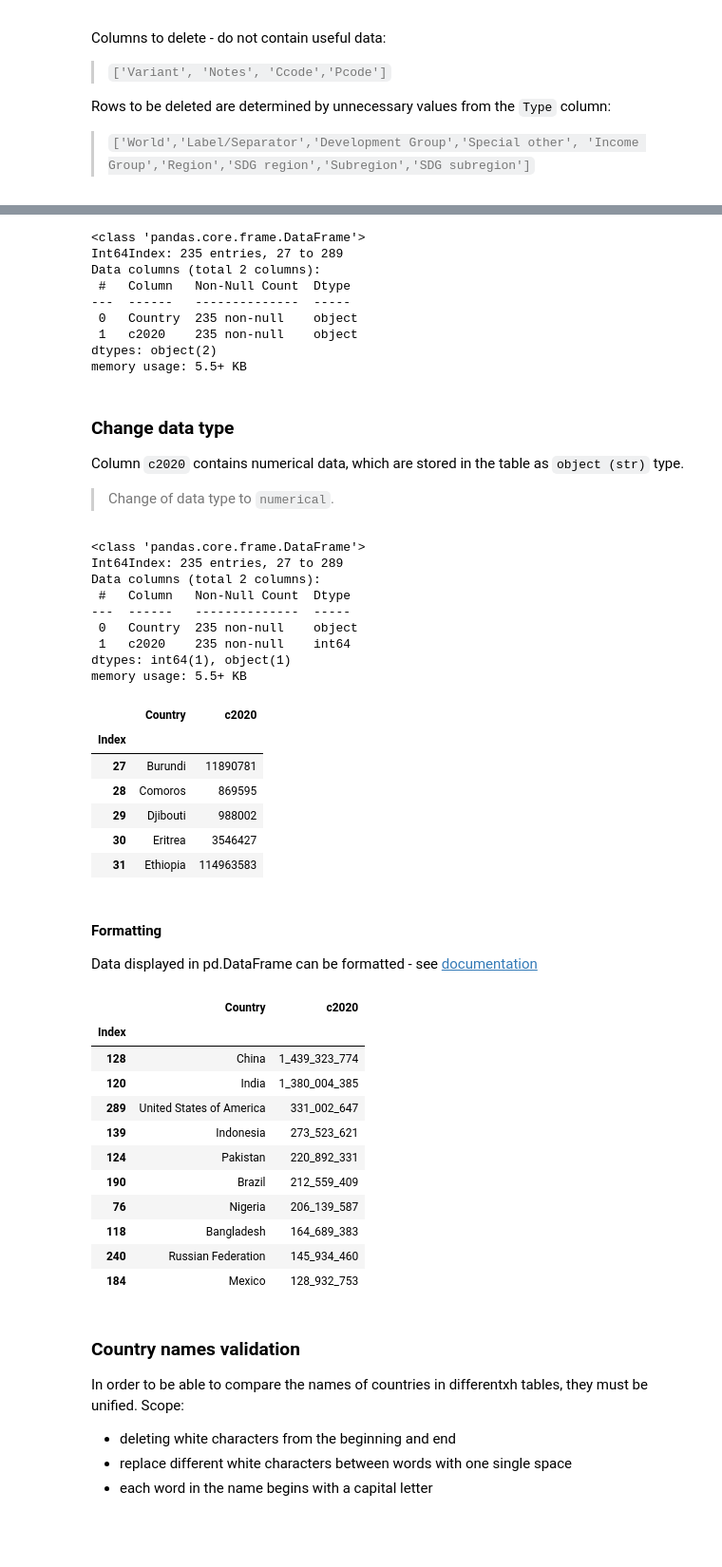
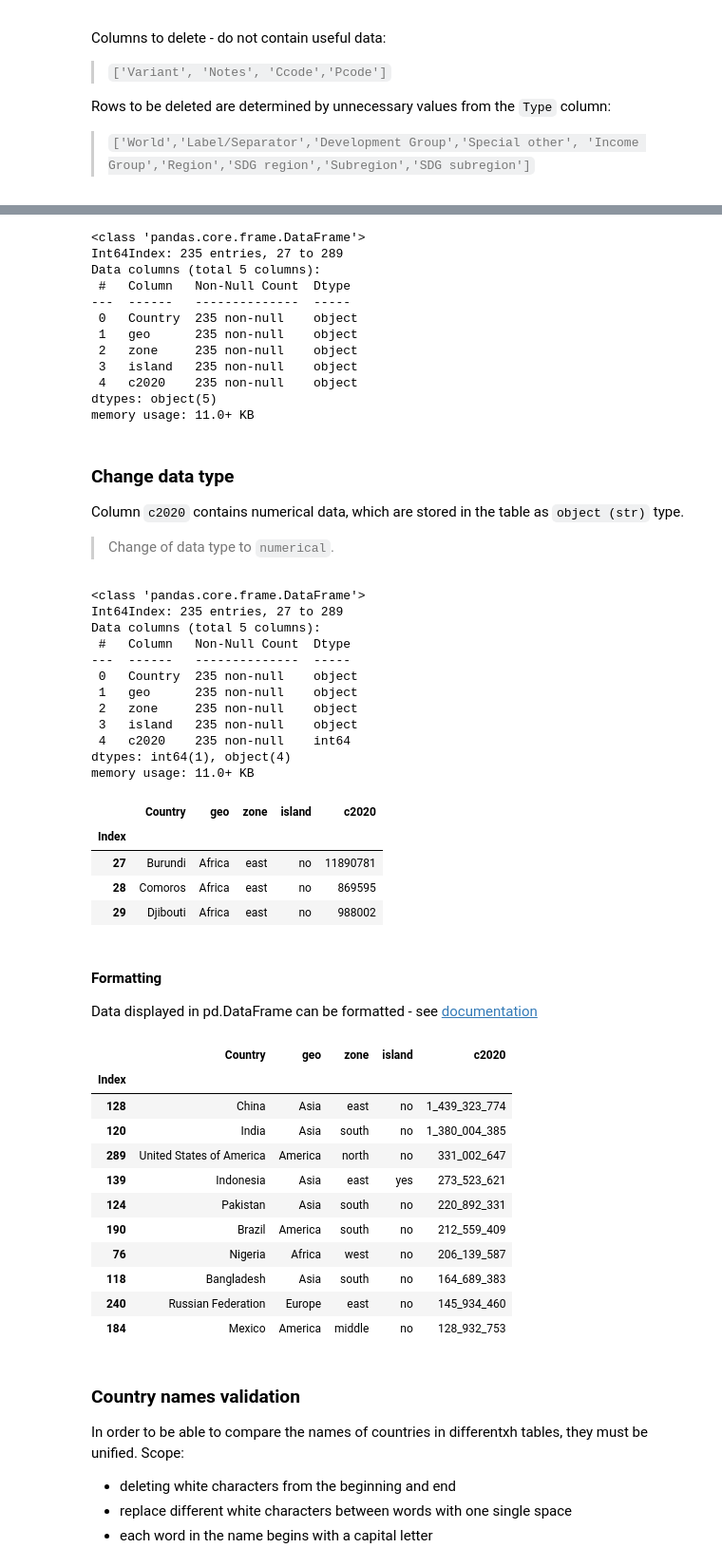
Before and after one commit to RemoteSys/engineer, a Jupyter notebook: notebooks/firstNot.ipynb, the cells around one changed output, grey strips where cells are left out. Shown at 95% size. Cells and saved outputs as stored; diff of their text form; code cells hidden in the pictures; blank space fills up the shorter version.

```diff
--- a/notebooks/firstNot.ipynb
+++ b/notebooks/firstNot.ipynb
@@ -173,14 +196,14 @@ delRow = ['World','Label/Separator','Development Group','Special other','Income
       'Region','SDG region','Subregion','SDG subregion']
 # %%
 # drop columns in 'delCol' list
-df = df.drop(columns=delCol)
+pop = pop.drop(columns=delCol)
 # %%
-# select rows that do not contain values from the 'urs' list\
+# select rows that do not contain values from the 'delRow' list\
 # (unnecessary columns and rows)
 for val in delRow:
-    df = df[df.Type != val]
+    pop = pop[pop.Type != val]
 # %%
 # remove 'Type' column
-df = df.drop(columns='Type')
-df.shape
+pop = pop.drop(columns='Type')
+pop.shape
 # %% [output]
@@ -212,61 +222,65 @@ df.sort_values('c2020',ascending=False).head()
 # %%
 # get information about 'df'
-df.info()
+pop.info()
 # %% [output]
 <class 'pandas.core.frame.DataFrame'>
 Int64Index: 235 entries, 27 to 289
-Data columns (total 2 columns):
+Data columns (total 5 columns):
  #   Column   Non-Null Count  Dtype
 ---  ------   --------------  -----
  0   Country  235 non-null    object
- 1   c2020    235 non-null    object
-dtypes: object(2)
-memory usage: 5.5+ KB
+ 1   geo      235 non-null    object
+ 2   zone     235 non-null    object
+ 3   island   235 non-null    object
+ 4   c2020    235 non-null    object
+dtypes: object(5)
+memory usage: 11.0+ KB
 # %% [markdown]
 ### Change data type
 Column `c2020` contains numerical data, which are stored in the table as `object (str)` type.
   >Change of data type to `numerical`.
 # %%
-df.loc[:,'c2020'] = df.c2020.convert_dtypes()*1000
-df.loc[:,'c2020'] = df.c2020.astype('int')
-df.info()
-df.head()
+pop.loc[:,'c2020'] = pop.c2020.convert_dtypes()*1000
+pop.loc[:,'c2020'] = pop.c2020.astype('int')
+pop.info()
+pop.head(3)
 # %% [output]
 <class 'pandas.core.frame.DataFrame'>
 Int64Index: 235 entries, 27 to 289
-Data columns (total 2 columns):
+Data columns (total 5 columns):
  #   Column   Non-Null Count  Dtype
 ---  ------   --------------  -----
  0   Country  235 non-null    object
- 1   c2020    235 non-null    int64
-dtypes: int64(1), object(1)
-memory usage: 5.5+ KB
+ 1   geo      235 non-null    object
+ 2   zone     235 non-null    object
+ 3   island   235 non-null    object
+ 4   c2020    235 non-null    int64
+dtypes: int64(1), object(4)
+memory usage: 11.0+ KB
-|  | Country | c2020 |
-| Index |  |  |
-| 27 | Burundi | 11890781 |
-| 28 | Comoros | 869595 |
-| 29 | Djibouti | 988002 |
-| 30 | Eritrea | 3546427 |
-| 31 | Ethiopia | 114963583 |
+|  | Country | geo | zone | island | c2020 |
+| Index |  |  |  |  |  |
+| 27 | Burundi | Africa | east | no | 11890781 |
+| 28 | Comoros | Africa | east | no | 869595 |
+| 29 | Djibouti | Africa | east | no | 988002 |
 # %% [markdown]
 #### Formatting
 
 Data displayed in pd.DataFrame can be formatted - see [documentation](https://pandas.pydata.org/pandas-docs/stable/user_guide/style.html#Finer-Control:-Display-Values)
 # %%
-df.sort_values('c2020',ascending=False).head(10).style.format({'c2020':"{:_}"})
+pop.sort_values('c2020',ascending=False).head(10).style.format({'c2020':"{:_}"})
 # %% [output]
-|  | Country | c2020 |
-| Index |  |  |
-| 128 | China | 1_439_323_774 |
-| 120 | India | 1_380_004_385 |
-| 289 | United States of America | 331_002_647 |
-| 139 | Indonesia | 273_523_621 |
-| 124 | Pakistan | 220_892_331 |
-| 190 | Brazil | 212_559_409 |
-| 76 | Nigeria | 206_139_587 |
-| 118 | Bangladesh | 164_689_383 |
-| 240 | Russian Federation | 145_934_460 |
-| 184 | Mexico | 128_932_753 |
+|  | Country | geo | zone | island | c2020 |
+| Index |  |  |  |  |  |
+| 128 | China | Asia | east | no | 1_439_323_774 |
+| 120 | India | Asia | south | no | 1_380_004_385 |
+| 289 | United States of America | America | north | no | 331_002_647 |
+| 139 | Indonesia | Asia | east | yes | 273_523_621 |
+| 124 | Pakistan | Asia | south | no | 220_892_331 |
+| 190 | Brazil | America | south | no | 212_559_409 |
+| 76 | Nigeria | Africa | west | no | 206_139_587 |
+| 118 | Bangladesh | Asia | south | no | 164_689_383 |
+| 240 | Russian Federation | Europe | east | no | 145_934_460 |
+| 184 | Mexico | America | middle | no | 128_932_753 |
 # %% [markdown]
 ### Country names validation
 
```
Also changed, not shown: parts of 33 cells of this notebook.
